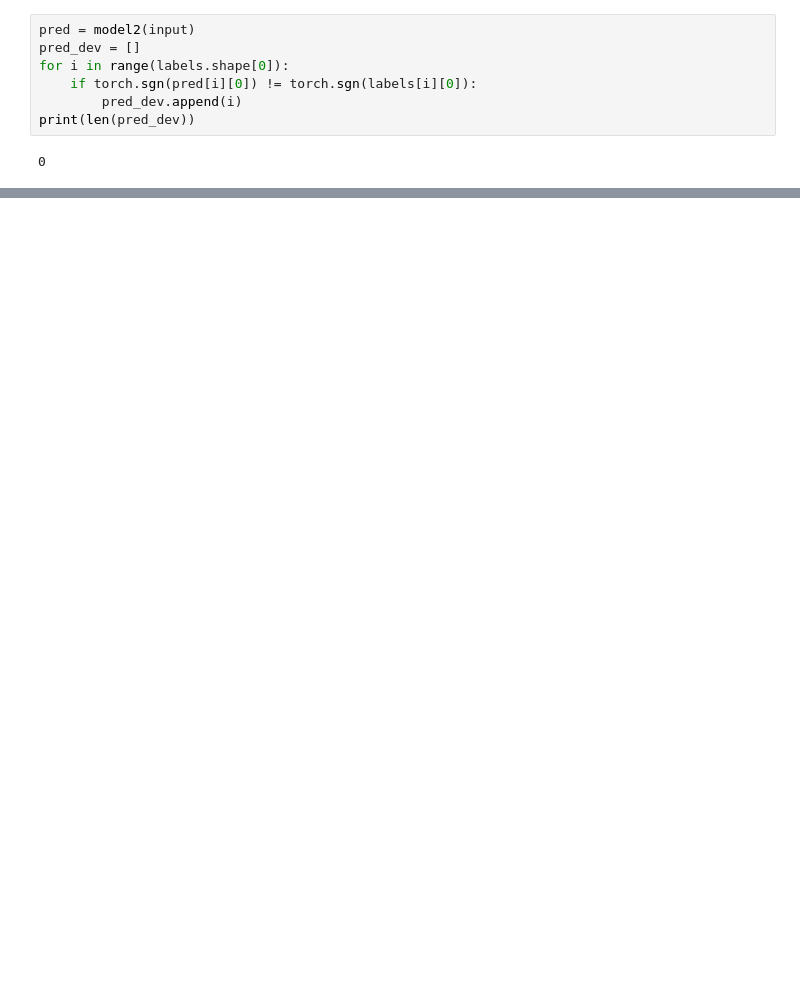
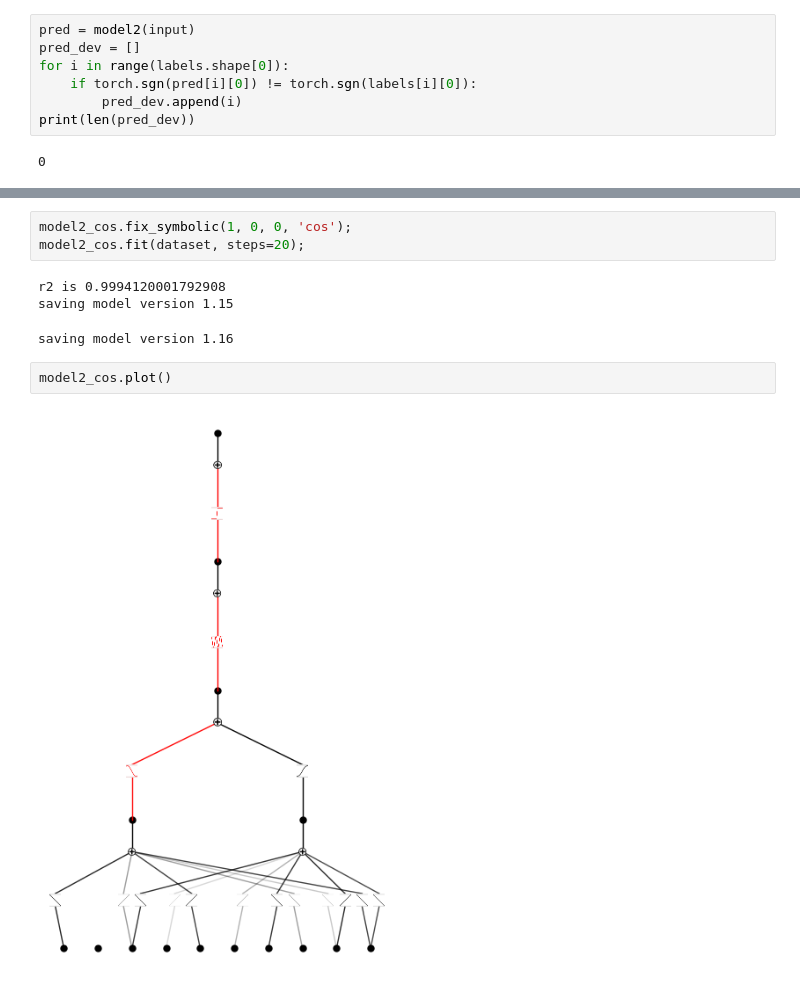
Before and after one commit to tlin06/kans_urop, a Jupyter notebook: SR_J2_finite/fix_best_bash.ipynb, the cells around one changed output, grey strips where cells are left out. Saved outputs shown, nothing was run; the diff lists cells and outputs as text; blank space fills up the shorter version.

```diff
--- a/SR_J2_finite/fix_best_bash.ipynb
+++ b/SR_J2_finite/fix_best_bash.ipynb
@@ -306,0 +389,11 @@ sympy.print_latex(ku.ex_round(model2.symbolic_formula()[0][0], 4))
+# %%
+model2_cos.fix_symbolic(1, 0, 0, 'cos');
+model2_cos.fit(dataset, steps=20);
+# %% [output]
+r2 is 0.9994120001792908
+saving model version 1.15
+saving model version 1.16
+# %%
+model2_cos.plot()
+# %% [output]
+[figure, added]
```
Also changed, not shown: parts of 19 cells of this notebook, 2 other files.
